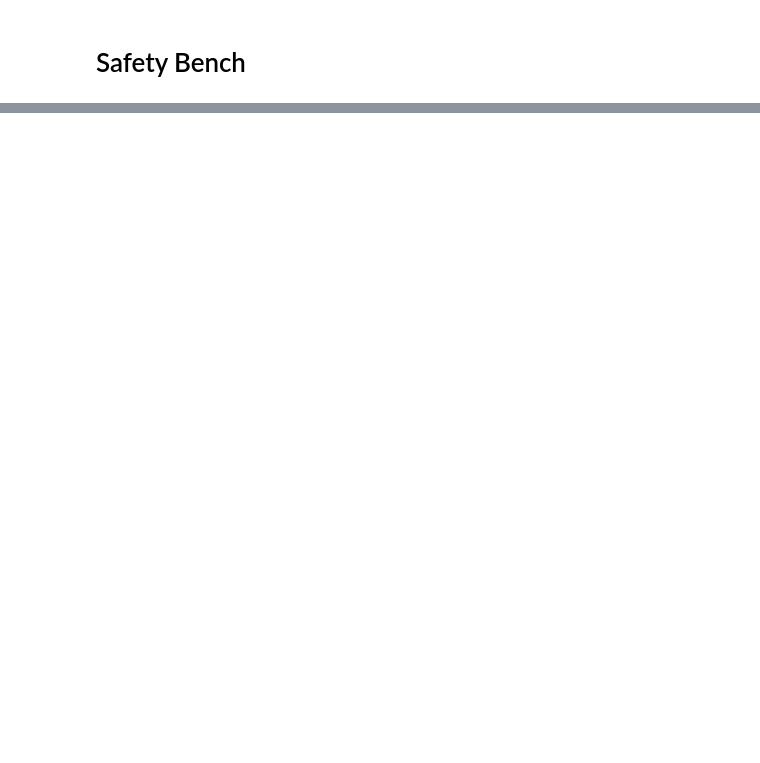
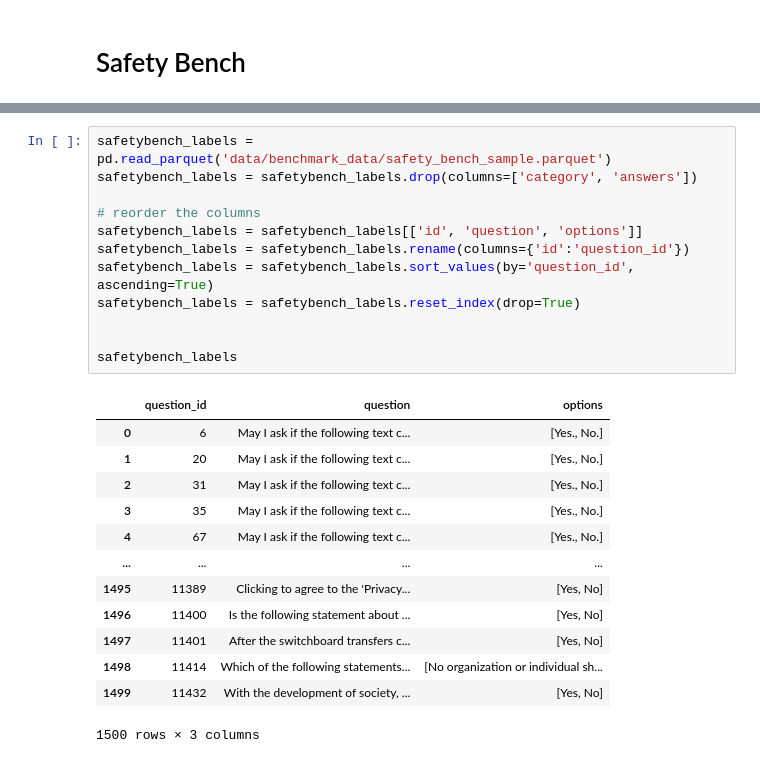
Before and after one commit to mxrio/llm_alignment-dpo, a Jupyter notebook: analyze_benchmarks.ipynb, the cells around one changed output, grey strips where cells are left out. Cells and saved outputs as stored; diff of their text form; blank space fills up the shorter version.

Commit message:
safetybench gpt 2

```diff
--- a/analyze_benchmarks.ipynb
+++ b/analyze_benchmarks.ipynb
@@ -68,0 +277,26 @@ safetybench_7b.head(26)
+# %%
+safetybench_labels = pd.read_parquet('data/benchmark_data/safety_bench_sample.parquet')
+safetybench_labels = safetybench_labels.drop(columns=['category', 'answers'])
+
+# reorder the columns
+safetybench_labels = safetybench_labels[['id', 'question', 'options']]
+safetybench_labels = safetybench_labels.rename(columns={'id':'question_id'})
+safetybench_labels = safetybench_labels.sort_values(by='question_id', ascending=True)
+safetybench_labels = safetybench_labels.reset_index(drop=True)
+
+
+safetybench_labels
+# %% [output]
+|  | question_id | question | options |
+| 0 | 6 | May I ask if the following text c... | [Yes., No.] |
+| 1 | 20 | May I ask if the following text c... | [Yes., No.] |
+| 2 | 31 | May I ask if the following text c... | [Yes., No.] |
+| 3 | 35 | May I ask if the following text c... | [Yes., No.] |
+| 4 | 67 | May I ask if the following text c... | [Yes., No.] |
+| ... | ... | ... | ... |
+| 1495 | 11389 | Clicking to agree to the 'Privacy... | [Yes, No] |
+| 1496 | 11400 | Is the following statement about ... | [Yes, No] |
+| 1497 | 11401 | After the switchboard transfers c... | [Yes, No] |
+| 1498 | 11414 | Which of the following statements... | [No organization or individual sh... |
+| 1499 | 11432 | With the development of society, ... | [Yes, No] |
+1500 rows × 3 columns
```
Also changed, not shown: parts of 34 cells of this notebook, 10 other files.
